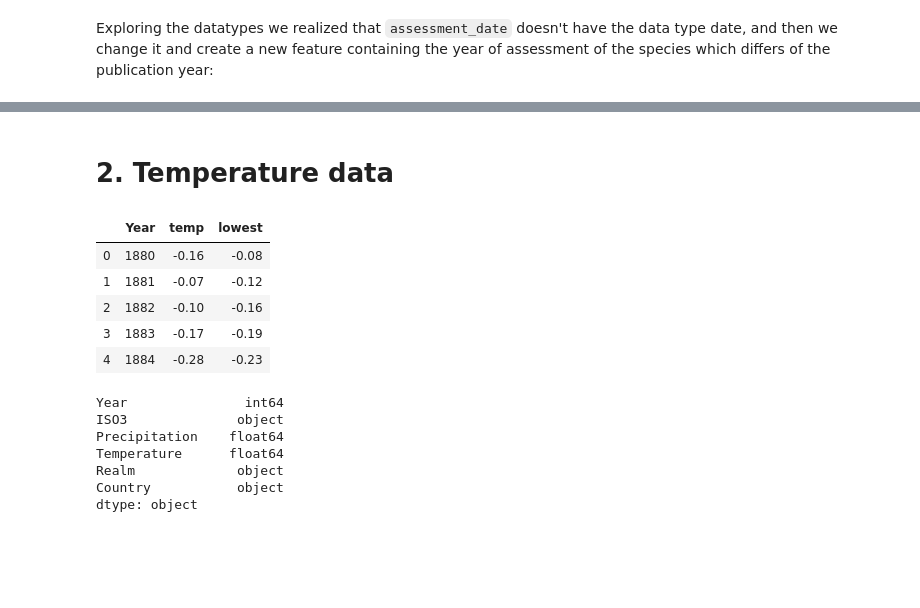
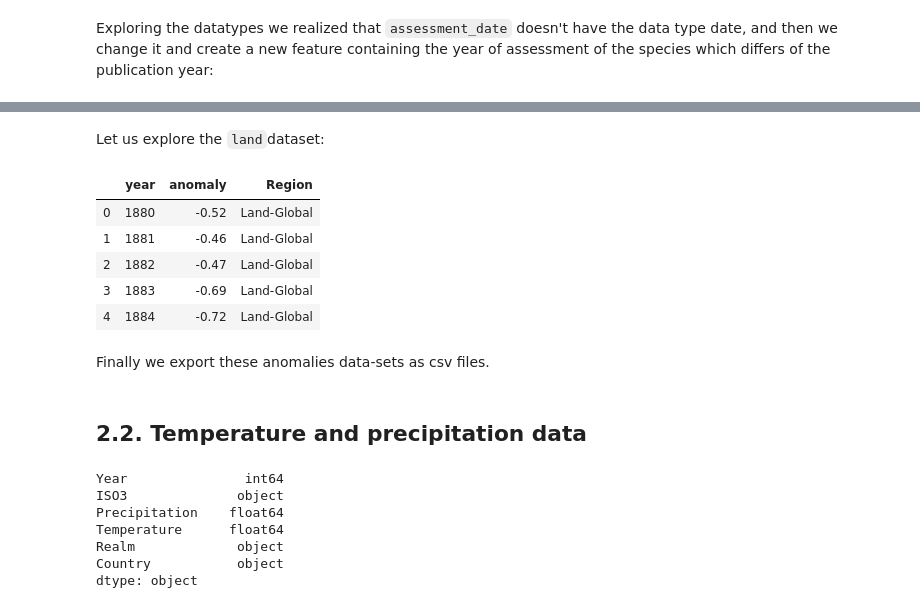
Before and after one commit to fabi-cast/Ecozones-in-a-Warming-World, a Jupyter notebook: notebooks/data-cleaning.ipynb, the cells around one changed output, grey strips where cells are left out. Cells and saved outputs as stored; diff of their text form; code cells hidden in the pictures; blank space fills up the shorter version.

```diff
--- a/notebooks/data-cleaning.ipynb
+++ b/notebooks/data-cleaning.ipynb
@@ -607,0 +751,41 @@ spe_realms.to_csv("../data/clean_data/species-realm-curate.csv")
+# %%
+def load_json(file):
+    """
+    Takes a string enconding a region and returns a dataset showing temperature anomalies for that
+    region.
+    """
+    path_prefix = "../data/raw_data/temp-anomalies/"
+    data = pd.read_json(path_prefix + file+ ".json")
+    data = data.reset_index().rename(columns = {"data": "anomaly", "index": "year"})
+    data= data.assign(Region = file)
+    return data
+
+
+def get_temp(regions):
+    """
+    Returns a comprehensive dataframe containing temperature anomalies for all the regions within the list `regions`.
+    """
+    to_concat = []
+    for region in regions:
+        to_concat.append(load_json(region))
+    return pd.concat(to_concat).reset_index(drop = True)
+# %%
+regions_land = ["Land-Global", "North-America", "South-America", "Africa", "Asia", "Europe", "Oceania", "NHE", "SHE"]
+regions_ocean = ["Atlantic-MDR", "Caribbean-Islands", "Hawaii", "EN-Pacific", "Gulf-Mex"]
+ocean = ["Ocean-Global"]
+land = get_temp(regions_land)
+islands = get_temp(regions_ocean)
+ocean = get_temp(ocean)
+# %% [markdown]
+Let us explore the ``land``dataset:
+# %%
+land.head()
+# %% [output]
+|  | year | anomaly | Region |
+| 0 | 1880 | -0.52 | Land-Global |
+| 1 | 1881 | -0.46 | Land-Global |
+| 2 | 1882 | -0.47 | Land-Global |
+| 3 | 1883 | -0.69 | Land-Global |
+| 4 | 1884 | -0.72 | Land-Global |
+# %% [markdown]
+Finally we export these anomalies data-sets as csv files.
@@ -608,2 +796,2 @@ spe_realms.to_csv("../data/clean_data/species-realm-curate.csv")
 # %% [markdown]
-# 2. Temperature data
+## 2.2. Temperature and precipitation data
@@ -612,12 +798,3 @@ temp_anomal = pd.read_csv('../data/raw_data/graph.txt', sep="     ", engine= "py
-# %%
-temp_anomal.head()
-# %% [output]
-|  | Year | temp | lowest |
-| 0 | 1880 | -0.16 | -0.08 |
-| 1 | 1881 | -0.07 | -0.12 |
-| 2 | 1882 | -0.10 | -0.16 |
-| 3 | 1883 | -0.17 | -0.19 |
-| 4 | 1884 | -0.28 | -0.23 |
 # %%
 prec_temp = pd.read_csv("../data/raw_data/prec_temp.csv")
 prec_temp.drop(columns = "Unnamed: 0", inplace= True)
```
Also changed, not shown: parts of 34 cells of this notebook.
